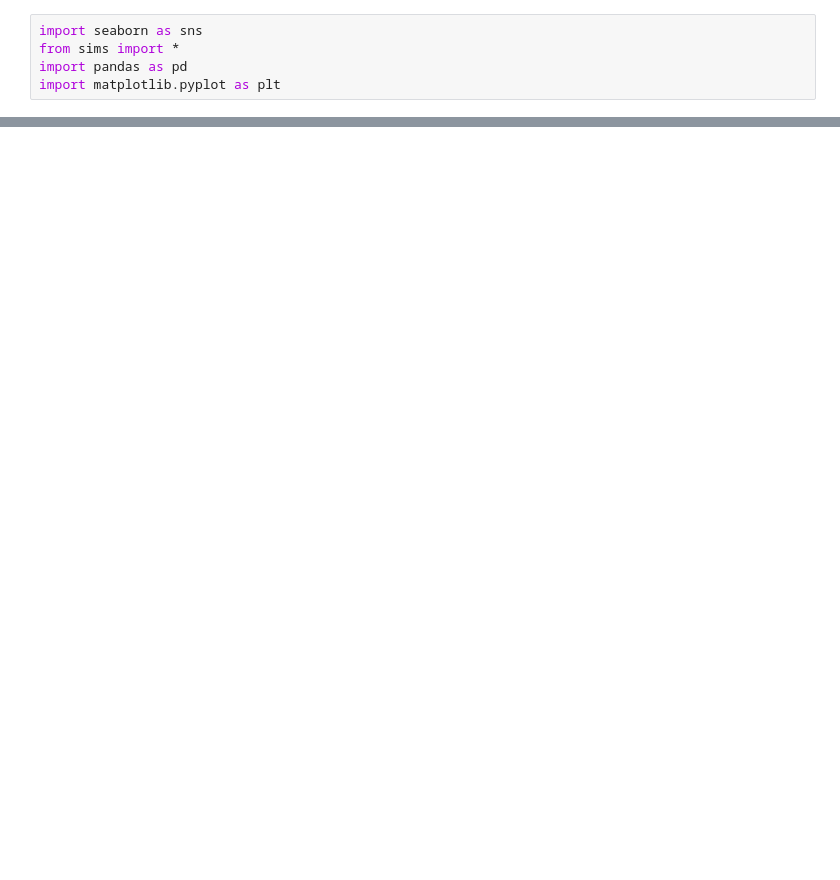
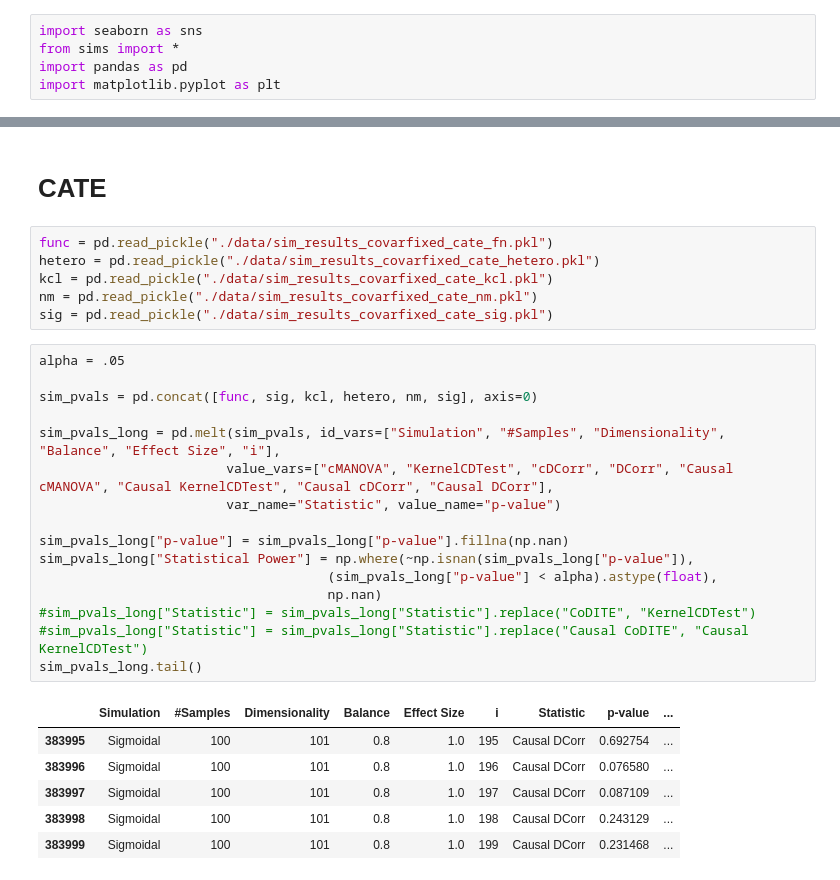
Before and after one commit to ebridge2/cdcorr, a Jupyter notebook: cdcorr/simulations/plotting.ipynb, the cells around one changed output, grey strips where cells are left out. Drawn from its saved outputs; the diff is of its cells as text; blank space fills up the shorter version.

```diff
--- a/cdcorr/simulations/plotting.ipynb
+++ b/cdcorr/simulations/plotting.ipynb
@@ -80,0 +78,31 @@ g.add_legend();
+# %% [markdown]
+# CATE
+# %%
+func = pd.read_pickle("./data/sim_results_covarfixed_cate_fn.pkl")
+hetero = pd.read_pickle("./data/sim_results_covarfixed_cate_hetero.pkl")
+kcl = pd.read_pickle("./data/sim_results_covarfixed_cate_kcl.pkl")
+nm = pd.read_pickle("./data/sim_results_covarfixed_cate_nm.pkl")
+sig = pd.read_pickle("./data/sim_results_covarfixed_cate_sig.pkl")
+# %%
+alpha = .05
+
+sim_pvals = pd.concat([func, sig, kcl, hetero, nm, sig], axis=0)
+
+sim_pvals_long = pd.melt(sim_pvals, id_vars=["Simulation", "#Samples", "Dimensionality", "Balance", "Effect Size", "i"],
+                        value_vars=["cMANOVA", "KernelCDTest", "cDCorr", "DCorr", "Causal cMANOVA", "Causal KernelCDTest", "Causal cDCorr", "Causal DCorr"],
+                        var_name="Statistic", value_name="p-value")
+
+sim_pvals_long["p-value"] = sim_pvals_long["p-value"].fillna(np.nan)
+sim_pvals_long["Statistical Power"] = np.where(~np.isnan(sim_pvals_long["p-value"]),
+                                     (sim_pvals_long["p-value"] < alpha).astype(float),
+                                     np.nan)
+#sim_pvals_long["Statistic"] = sim_pvals_long["Statistic"].replace("CoDITE", "KernelCDTest")
+#sim_pvals_long["Statistic"] = sim_pvals_long["Statistic"].replace("Causal CoDITE", "Causal KernelCDTest")
+sim_pvals_long.tail()
+# %% [output]
+|  | Simulation | #Samples | Dimensionality | Balance | Effect Size | i | Statistic | p-value | ... |
+| 383995 | Sigmoidal | 100 | 101 | 0.8 | 1.0 | 195 | Causal DCorr | 0.692754 | ... |
+| 383996 | Sigmoidal | 100 | 101 | 0.8 | 1.0 | 196 | Causal DCorr | 0.076580 | ... |
+| 383997 | Sigmoidal | 100 | 101 | 0.8 | 1.0 | 197 | Causal DCorr | 0.087109 | ... |
+| 383998 | Sigmoidal | 100 | 101 | 0.8 | 1.0 | 198 | Causal DCorr | 0.243129 | ... |
+| 383999 | Sigmoidal | 100 | 101 | 0.8 | 1.0 | 199 | Causal DCorr | 0.231468 | ... |
```
Also changed, not shown: parts of 11 cells of this notebook, 13 other files.
